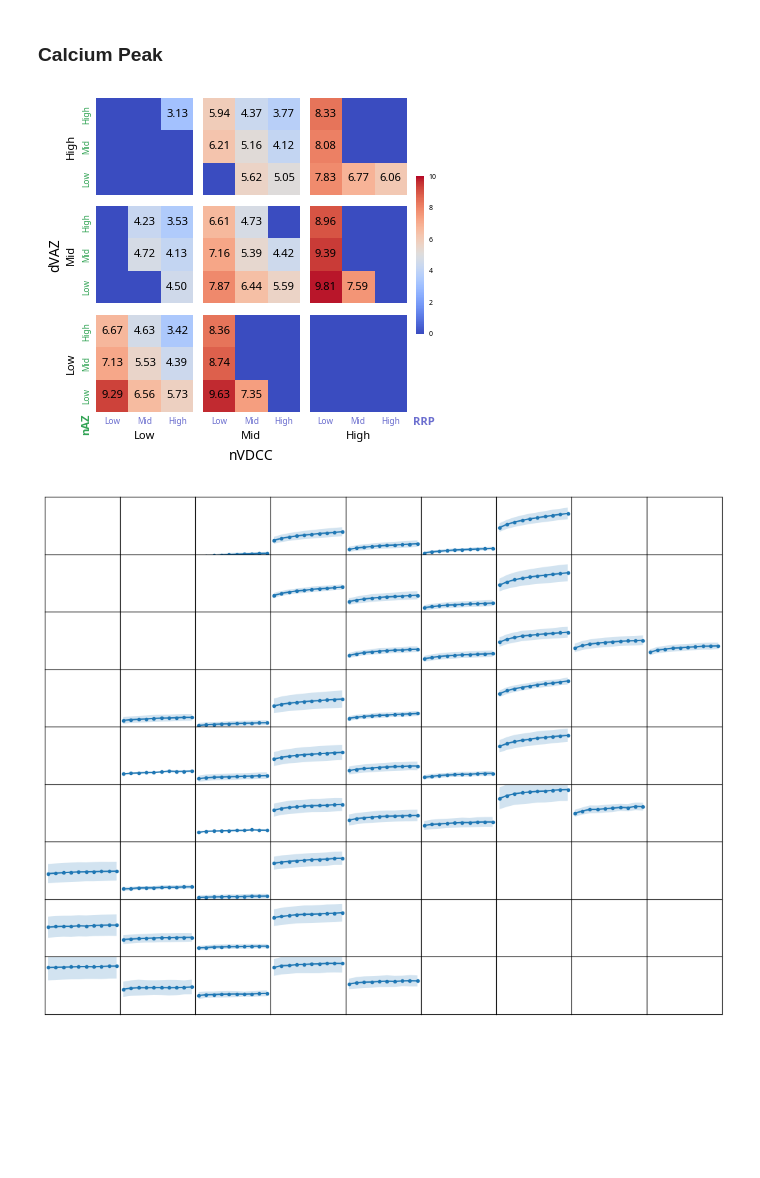
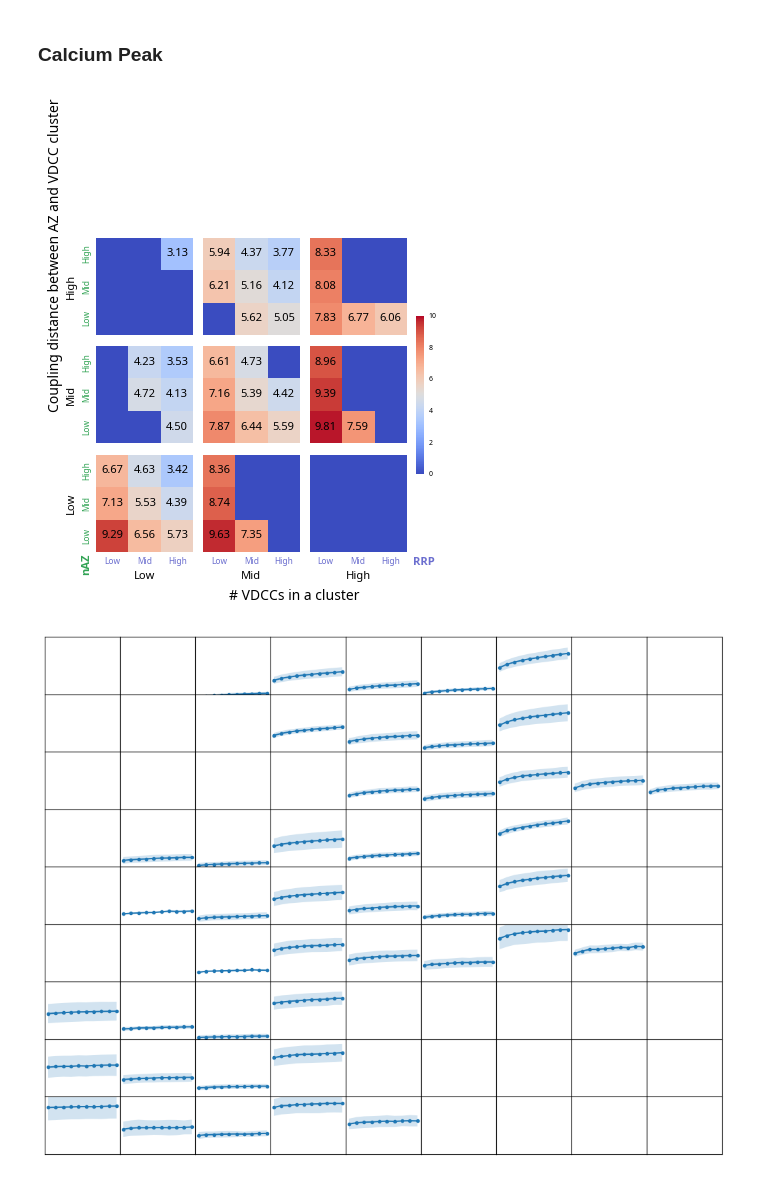
Before and after one commit to nishs1729/MFB, a Jupyter notebook: scripts_plotting/control_calcium.ipynb, the cells around one changed output. Saved outputs shown, nothing was run; the diff lists cells and outputs as text; code cells hidden in the pictures; blank space fills up the shorter version.

Commit message:
Plot P_AP10_4D

```diff
--- a/scripts_plotting/control_calcium.ipynb
+++ b/scripts_plotting/control_calcium.ipynb
@@ -200,36 +200,36 @@ for nv, dv in product(range(3), range(3)):
     )
 
     for i in range(3):
         for j in range(3):
             if imdata[i, j] > 0.001:
                 text = ax[nv][dv].text(j, i, f'{imdata[i, j]:0.2f}', fontsize=8,
                                        ha="center", va="center", color="black")
     if nv==2:
         ax[nv][dv].set_xlabel(cases[dv], fontsize=8)
     if dv==0:
         ax[nv][dv].set_ylabel(cases[2-nv], fontsize=8)
 
     ax[nv][dv].spines["bottom"].set_visible(False)
     ax[nv][dv].spines["top"].set_visible(False)
     ax[nv][dv].spines["right"].set_visible(False)
     ax[nv][dv].spines["left"].set_visible(False)
 
 ax[-1,0].text(-0.96, -1.12, 'nAZ', size=8, rotation=90,
               color=cpdark[2], fontweight='bold')
 ax[-1,-1].text(2.7, -0.9, 'RRP', size=8, color=cpdark[5], fontweight='bold')
-ax[-1,1].text(0.3, -2.0, 'nVDCC', size=10, color=cpdark[-1])
-ax[1,0].text(-2, 0.6, 'dVAZ', size=10, rotation=90, color=cpdark[-1])
+ax[-1,1].text(0.3, -2.0, '# VDCCs in a cluster', size=10, color=cpdark[-1])
+ax[1,0].text(-2, 0.6, 'Coupling distance between AZ and VDCC cluster', size=10, rotation=90, color=cpdark[-1])
 # ax[0,0].text(-2.2, 2, 'g', fontsize=14)
 
 cb = fig.colorbar(im, ax=ax.ravel().tolist(), shrink=0.5, anchor=(-0.2,0.5))
 cb.outline.set_visible(False)
 cb.ax.tick_params(size=0, labelsize=5)
 plt.show()
 
 fig.savefig(os.path.join(figPath, f'{key}_4D.svg'), dpi=300,
             bbox_inches='tight', transparent=True)
 # %% [output]
-[figure, old version]
+[figure, new version]
 # %%
 key = 'avg_ca_peak'
 fig, ax = plt.subplots(9,9, figsize=(13,10), sharex=True, sharey=True)
```
Also changed, not shown: parts of 3 cells of this notebook, 6 other files.
